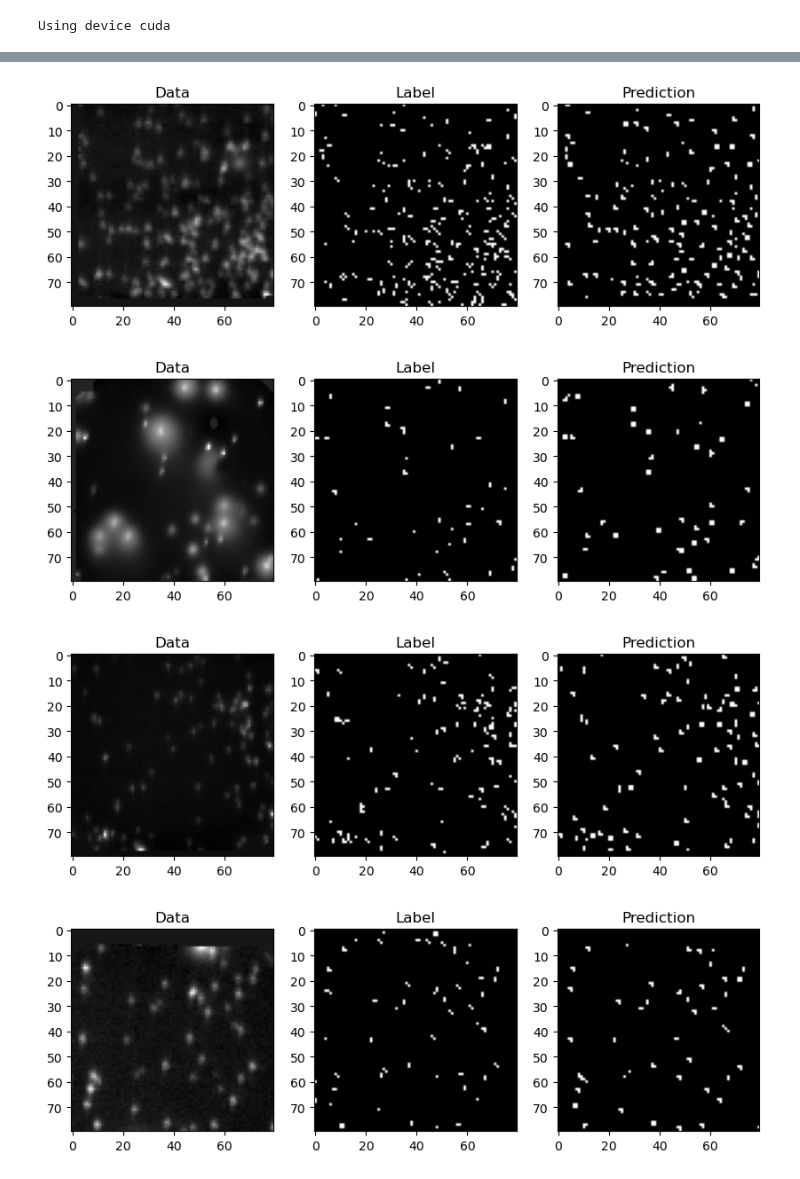
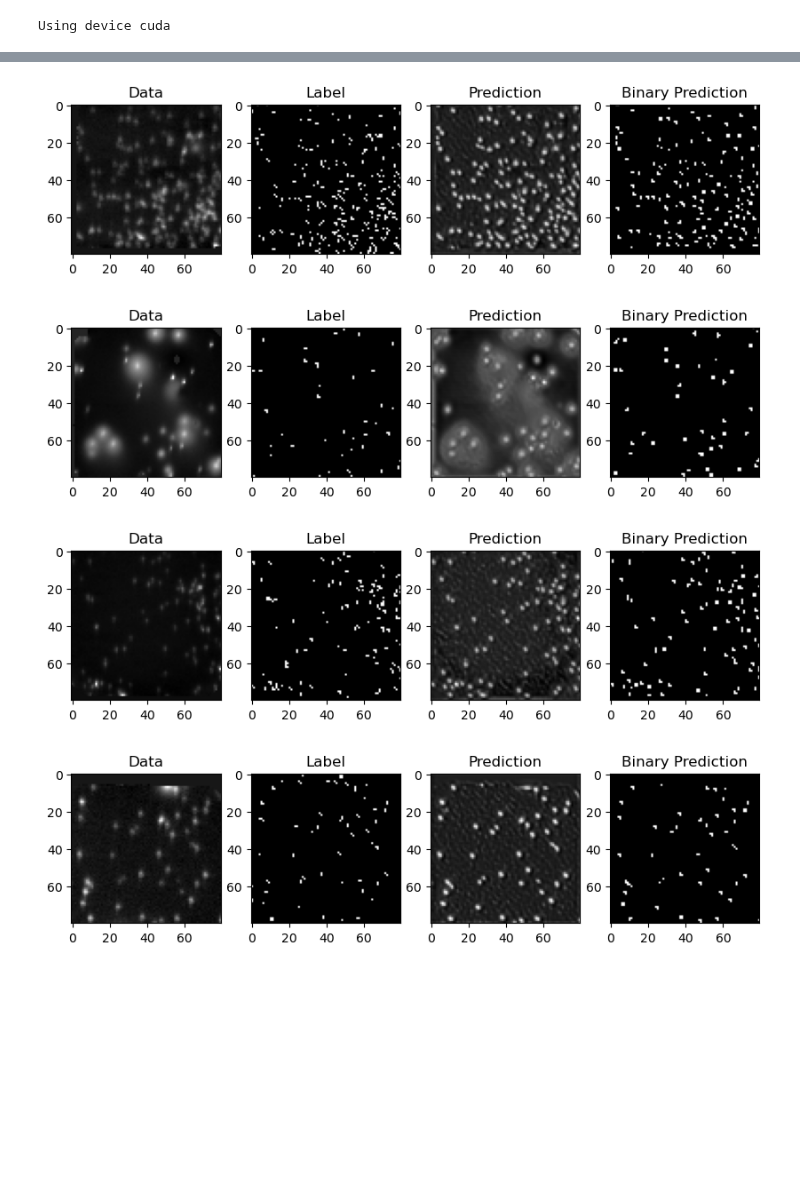
Before and after one commit to wittmajerd/U-Net-and-SRU-Net-segmentation, a Jupyter notebook: U-Net.ipynb, the cells around one changed output, grey strips where cells are left out. Cells and saved outputs as stored; diff of their text form; code cells hidden in the pictures; blank space fills up the shorter version.

```diff
--- a/U-Net.ipynb
+++ b/U-Net.ipynb
@@ -17,9 +17,10 @@ Using device cuda
 # %%
 torch.manual_seed(42)
 
-data_path = 'data_with_centers/'
+data_path = 'data_with_centers/'¨
+checkpoint_dir = 'checkpoints'
 train_percent = 0.86
-bio_len = 16
+bio_len = 8
 mask_size = 80
 batch_size = 4
 
@@ -94,39 +77,43 @@ Estimated Total Size (MB): 218.43
 data, labels = next(iter(val_loader))
 
 # Move the data and labels to the device
 data = data.to(device)
 labels = labels.to(device)
 
 # Get the predictions
 predictions = model(data)
 
 # Move the predictions and labels to the CPU and convert them to numpy arrays
 predictions = predictions.cpu().detach().numpy()
 threshold = 0.5
-predictions = (predictions > threshold).astype(np.uint8)
+binary_predictions = (predictions > threshold).astype(np.uint8)
 
 
 labels = labels.cpu().numpy()
 
 # Plot the data, the labels, and the predictions
 for i in range(len(data)):
-    plt.figure(figsize=(10, 30))
+    plt.figure(figsize=(10, 40))
 
-    plt.subplot(1, 3, 1)
+    plt.subplot(1, 4, 1)
     plt.imshow(data[i].cpu().numpy()[10], cmap='gray')
     plt.title('Data')
 
-    plt.subplot(1, 3, 2)
+    plt.subplot(1, 4, 2)
     plt.imshow(np.squeeze(labels[i]), cmap='gray')
     plt.title('Label')
 
-    plt.subplot(1, 3, 3)
+    plt.subplot(1, 4, 3)
     plt.imshow(np.squeeze(predictions[i]), cmap='gray')
     plt.title('Prediction')
 
+    plt.subplot(1, 4, 4)
+    plt.imshow(np.squeeze(binary_predictions[i]), cmap='gray')
+    plt.title('Binary Prediction')
+
     plt.show()
 # %% [output]
-[figure, old version]
+[figure, new version]
-[figure, old version]
+[figure, new version]
-[figure, old version]
+[figure, new version]
-[figure, old version]
+[figure, new version]
```
Also changed, not shown: parts of 2 cells of this notebook, 2 other files.
